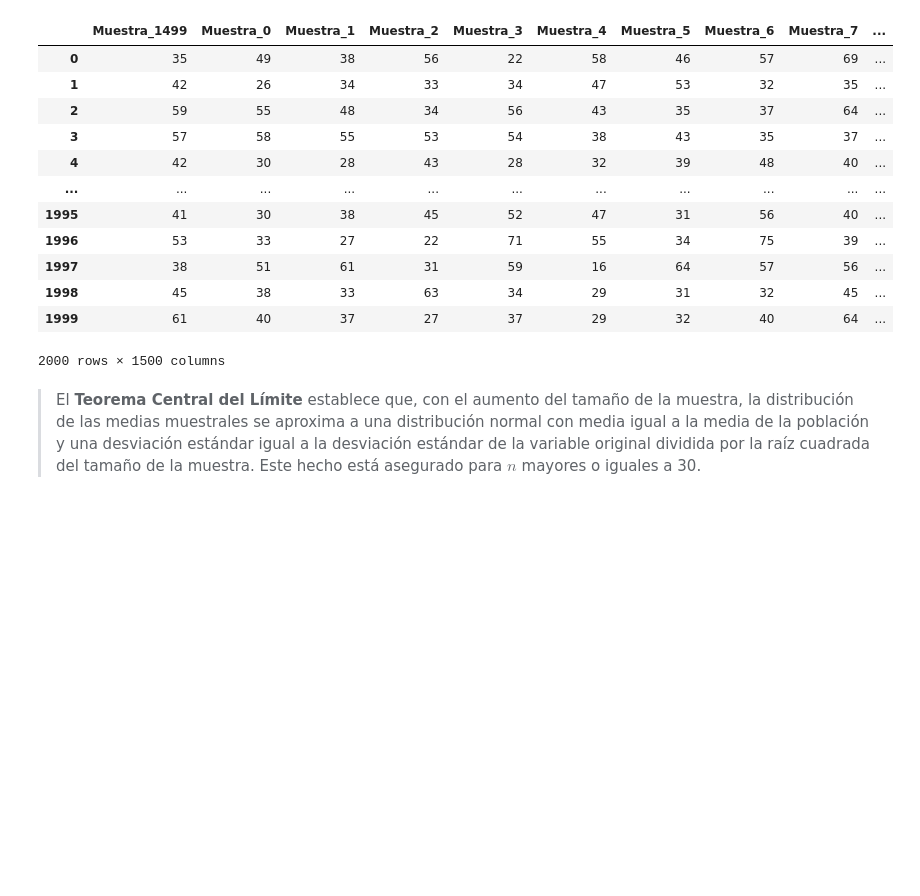
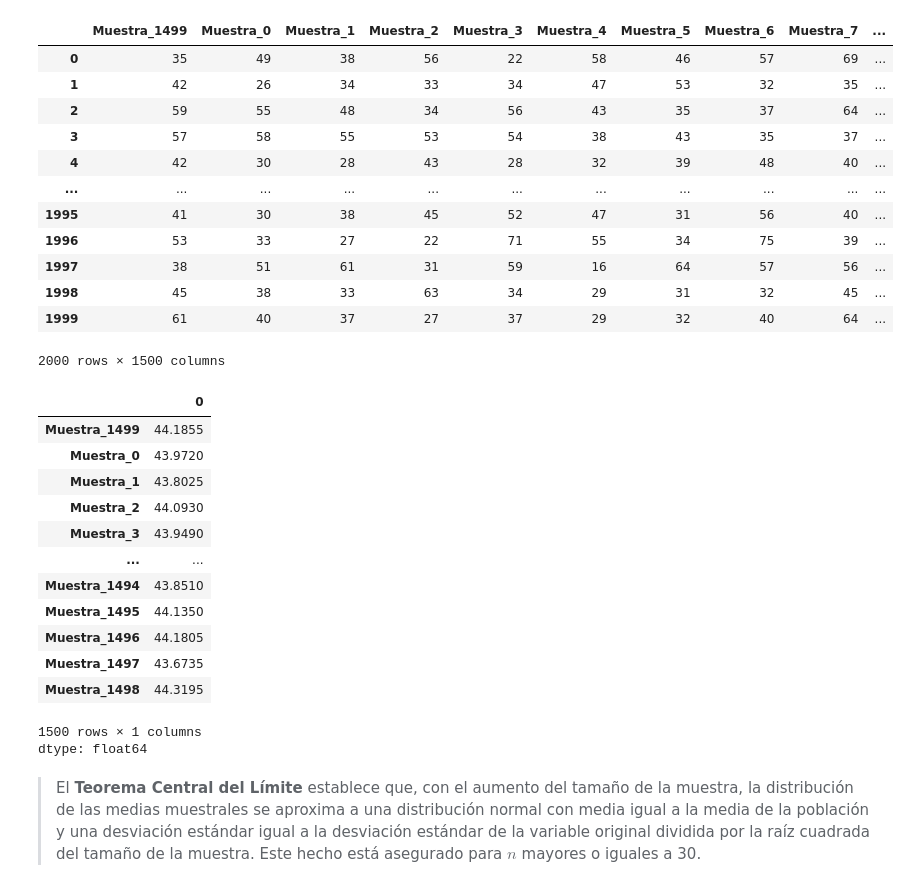
Before and after one commit to adrian-pieroni/estadistica-con-python-probabilidad-y-muestreo, a Jupyter notebook: Inicial.ipynb, the cells around one changed output. Cells and saved outputs as stored; diff of their text form; code cells hidden in the pictures; blank space fills up the shorter version.

```diff
--- a/Inicial.ipynb
+++ b/Inicial.ipynb
@@ -735,5 +735,22 @@ muestras
 | 1998 | 45 | 38 | 33 | 63 | 34 | 29 | 31 | 32 | 45 | ... |
 | 1999 | 61 | 40 | 37 | 27 | 37 | 29 | 32 | 40 | 64 | ... |
 2000 rows × 1500 columns
+# %%
+muestras.mean()
+# %% [output]
+|  | 0 |
+| Muestra_1499 | 44.1855 |
+| Muestra_0 | 43.9720 |
+| Muestra_1 | 43.8025 |
+| Muestra_2 | 44.0930 |
+| Muestra_3 | 43.9490 |
+| ... | ... |
+| Muestra_1494 | 43.8510 |
+| Muestra_1495 | 44.1350 |
+| Muestra_1496 | 44.1805 |
+| Muestra_1497 | 43.6735 |
+| Muestra_1498 | 44.3195 |
+1500 rows × 1 columns
+dtype: float64
 # %% [markdown]
 > El **Teorema Central del Límite** establece que, con el aumento del tamaño de la muestra, la distribución de las medias muestrales se aproxima a una distribución normal con media igual a la media de la población y una desviación estándar igual a la desviación estándar de la variable original dividida por la raíz cuadrada del tamaño de la muestra. Este hecho está asegurado para $n$ mayores o iguales a 30.
```
Also changed, not shown: parts of 3 cells of this notebook.
